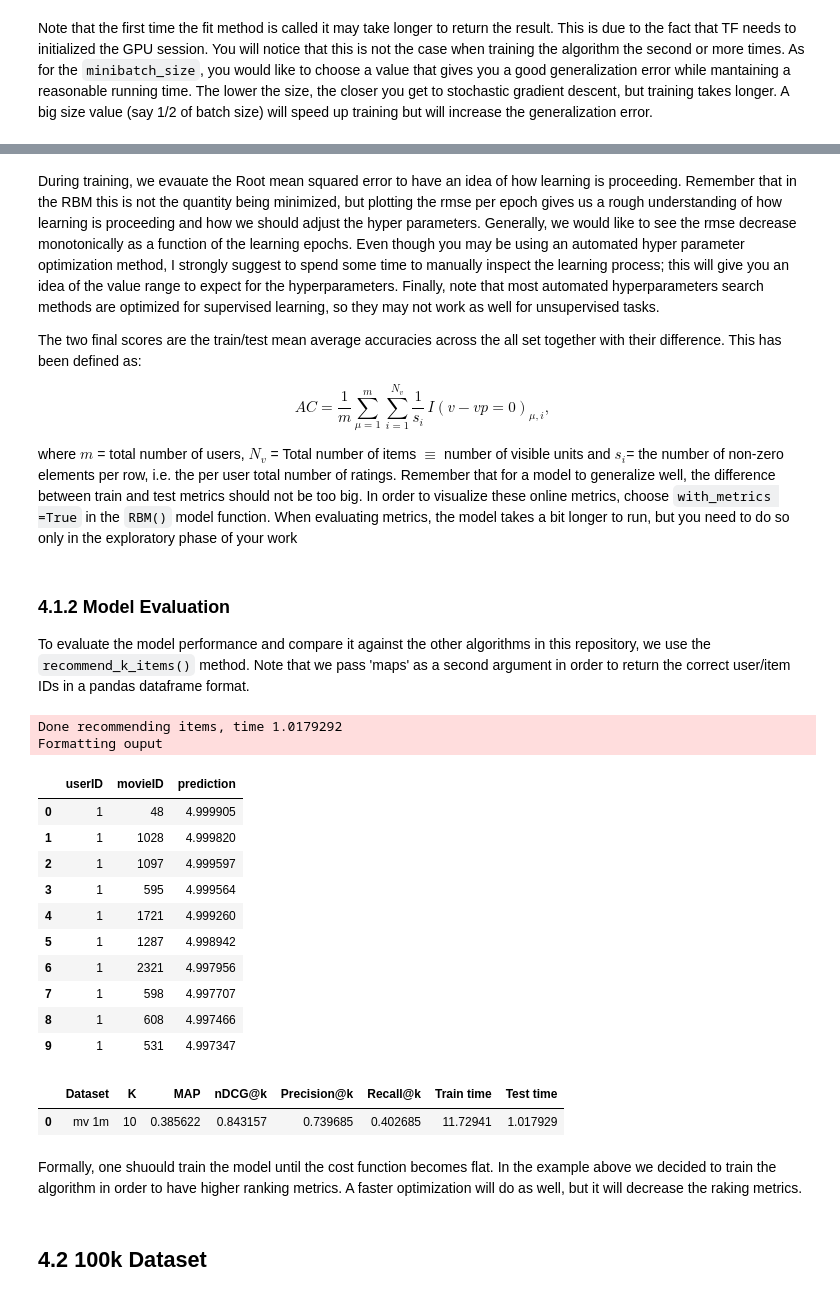
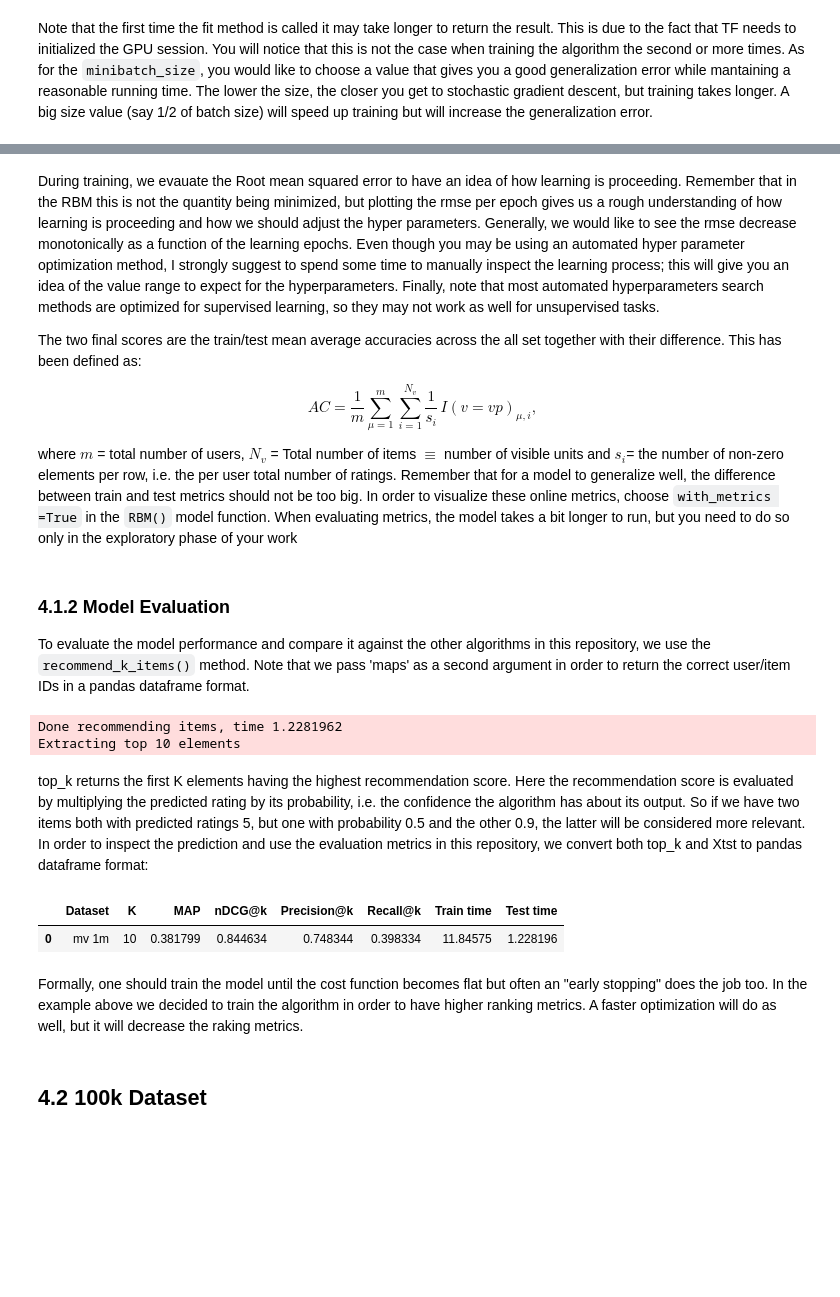
Before and after one commit to recommenders-team/recommenders, a Jupyter notebook: notebooks/02_model/rbm_deep_dive.ipynb, the cells around one changed output, grey strips where cells are left out. Saved outputs shown, nothing was run; the diff lists cells and outputs as text; code cells hidden in the pictures; blank space fills up the shorter version.

```diff
--- a/notebooks/02_model/rbm_deep_dive.ipynb
+++ b/notebooks/02_model/rbm_deep_dive.ipynb
@@ -292,0 +281,6 @@ Matrix generated, sparsness: 95 % size: (6040, 3706)
+# %%
+#instantiate the splitter
+am1m = AffinityMatrix(DF = mldf_1m, **header)
+
+#obtain the sparse matrix
+X1m = am1m.gen_affinity_matrix()
@@ -293,3 +292,5 @@ Matrix generated, sparsness: 95 % size: (6040, 3706)
+# %%
+Xtr_1m, Xtst_1m = numpy_stratified_split(X1m)
 # %% [markdown]
 It is useful to inspect the distribution of ratings in the test/train matrix to make sure that the splitter keeps it constant. We can inspect this by plotting the normalized histogram
 # %%
@@ -401,7 +402,7 @@ During training, we evauate the Root mean squared error to have an idea of how l
 
 The two final scores are the train/test mean average accuracies across the all set together with their difference. This has been defined as:
 
-$$ AC = \frac{1}{m} \sum_{\mu=1}^{m} \sum_{i=1}^{N_v} \frac{1}{s_i} \, I(v-vp = 0)_{\mu,i}, $$
+$$ AC = \frac{1}{m} \sum_{\mu=1}^{m} \sum_{i=1}^{N_v} \frac{1}{s_i} \, I(v=vp)_{\mu,i}, $$
 
 where $m$ = total number of users, $N_v$ = Total number of items $\equiv$ number of visible units and $s_i$= the number of non-zero elements per row, i.e. the per user total number of ratings.
 Remember that for a model to generalize well, the difference between train and test metrics should not be too big. In order to visualize these online metrics, choose `with_metrics =True` in the `RBM()` model function. When evaluating metrics, the model takes a bit longer to run, but you need to do so only in the exploratory phase of your work
@@ -414,42 +415,30 @@ To evaluate the model performance and compare it against the other algorithms in
 K = 10
 
 #Model prediction on the test set Xtst.
-top_k_1m, test_time =  model_1m.recommend_k_items(Xtst_1m, maps_1m)
-
-#show the first 10 elements of the dataframe for inspection
-top_k_1m['userID'] = pd.to_numeric(top_k_1m['userID'])
-top_k_1m['movieID'] = pd.to_numeric(top_k_1m['movieID'])
-
-top_k_1m.head(10)
+top_k_1m, test_time =  model_1m.recommend_k_items(Xtst_1m)
 # %% [output]
-Done recommending items, time 1.0179292
-Formatting ouput
+Done recommending items, time 1.2281962
+Extracting top 10 elements
-|  | userID | movieID | prediction |
-| 0 | 1 | 48 | 4.999905 |
-| 1 | 1 | 1028 | 4.999820 |
-| 2 | 1 | 1097 | 4.999597 |
-| 3 | 1 | 595 | 4.999564 |
-| 4 | 1 | 1721 | 4.999260 |
-| 5 | 1 | 1287 | 4.998942 |
-| 6 | 1 | 2321 | 4.997956 |
-| 7 | 1 | 598 | 4.997707 |
-| 8 | 1 | 608 | 4.997466 |
-| 9 | 1 | 531 | 4.997347 |
+# %% [markdown]
+top_k returns the first K elements having the highest recommendation score. Here the recommendation score is evaluated by multiplying the predicted rating by its probability, i.e. the confidence the algorithm has about its output. So if we have two items both with predicted ratings 5, but one with probability 0.5 and the other 0.9, the latter will be considered more relevant. In order to inspect the prediction and use the evaluation metrics in this repository, we convert both top_k and Xtst to pandas dataframe format:
+# %%
+top_k_df_1m = am1m.map_back_sparse(top_k_1m, kind = 'prediction')
+test_df_1m = am1m.map_back_sparse(Xtst_1m, kind = 'ratings')
 # %%
 rating_1m= ranking_metrics(
     data_size = "mv 1m",
     data_true =test_df_1m,
-    data_pred =top_k_1m,
+    data_pred =top_k_df_1m,
     time_train=train_time,
     time_test =test_time,
     K =10)
 
 rating_1m
 # %% [output]
 |  | Dataset | K | MAP | nDCG@k | Precision@k | Recall@k | Train time | Test time |
-| 0 | mv 1m | 10 | 0.385622 | 0.843157 | 0.739685 | 0.402685 | 11.72941 | 1.017929 |
+| 0 | mv 1m | 10 | 0.381799 | 0.844634 | 0.748344 | 0.398334 | 11.84575 | 1.228196 |
 # %% [markdown]
-Formally, one shuould train the model until the cost function becomes flat. In the example above we decided to train the algorithm in order to have higher ranking metrics. A faster optimization will do as well, but it will decrease the raking metrics.
+Formally, one should train the model until the cost function becomes flat but often an "early stopping" does the job too. In the example above we decided to train the algorithm in order to have higher ranking metrics. A faster optimization will do as well, but it will decrease the raking metrics.
 # %% [markdown]
 ## 4.2 100k Dataset
 # %%
```
Also changed, not shown: parts of 14 cells of this notebook.
